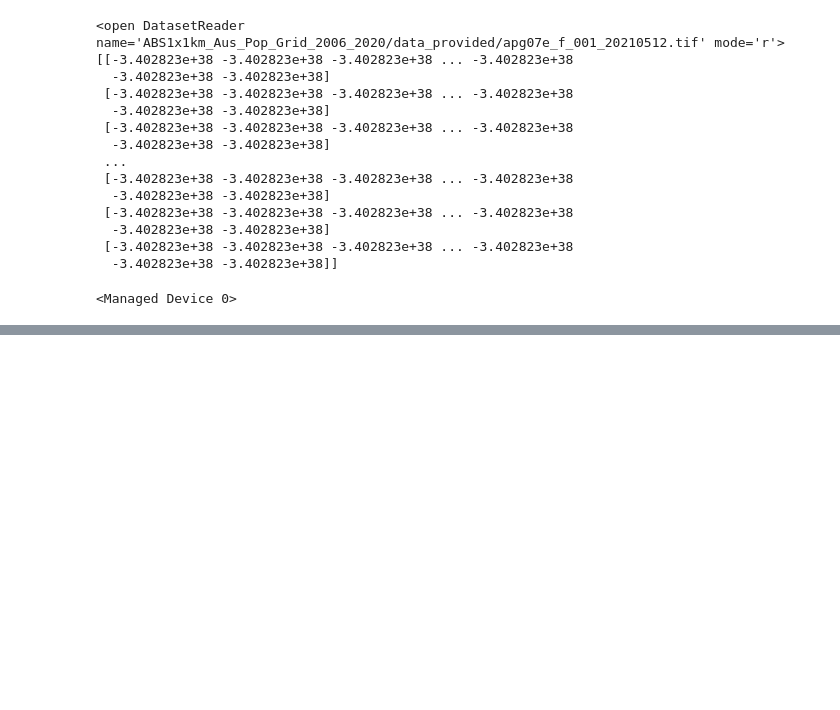
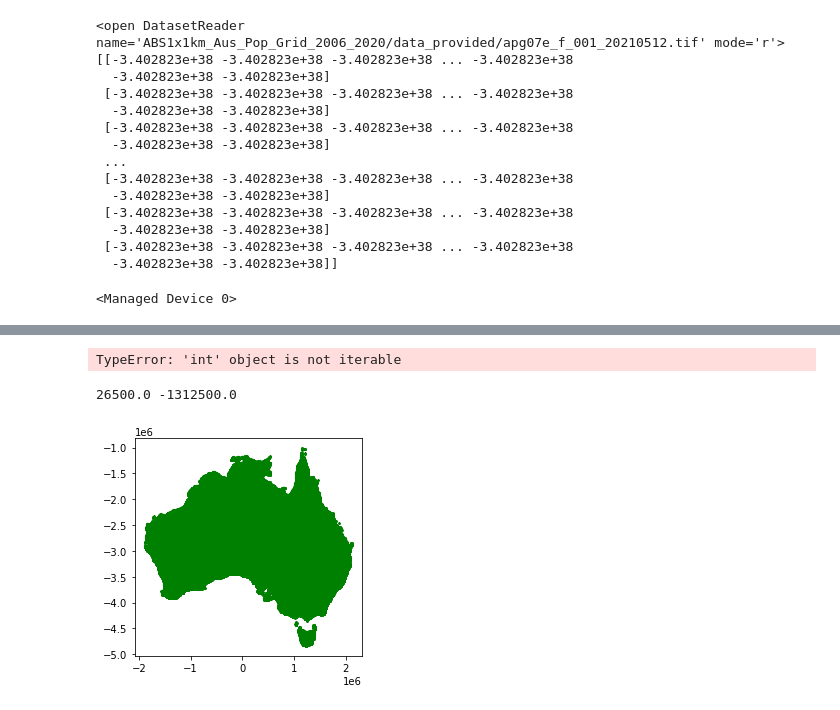
Before and after one commit to cardat/air-health-gis-tools, a Jupyter notebook: exploration.ipynb, the cells around one changed output, grey strips where cells are left out. Cells and saved outputs as stored; diff of their text form; code cells hidden in the pictures; blank space fills up the shorter version.

```diff
--- a/exploration.ipynb
+++ b/exploration.ipynb
@@ -509,0 +497,13 @@ TypeError: 'int' object is not iterable
+# %%
+buffs=700
+
+for pth in poprasts:
+    with rasterio.open(pth) as poprast:
+        yr = str(20) + re.sub(".*(apg|APG)(\\d{2}).*", "\\2", pth)
+        popdf =
+        popdf = gpd.GeoDataFrame(popdf, index = ["popdens" + str(b) for b in buffs]).T
+        popdf.insert(0, 'FID', grid.FID)
+        popdf.insert(0, 'year', yr)
+        t.append(popdf)
+# %% [output]
+TypeError: 'int' object is not iterable
@@ -509,0 +594,8 @@ TypeError: 'int' object is not iterable
+# %%
+print(x,y)
+# %% [output]
+26500.0 -1312500.0
+# %%
+sjer_plots_points.plot(marker='*', color='green', markersize=5);
+# %% [output]
+[figure, added]
```
Also changed, not shown: parts of 25 cells of this notebook, 1 other file.
